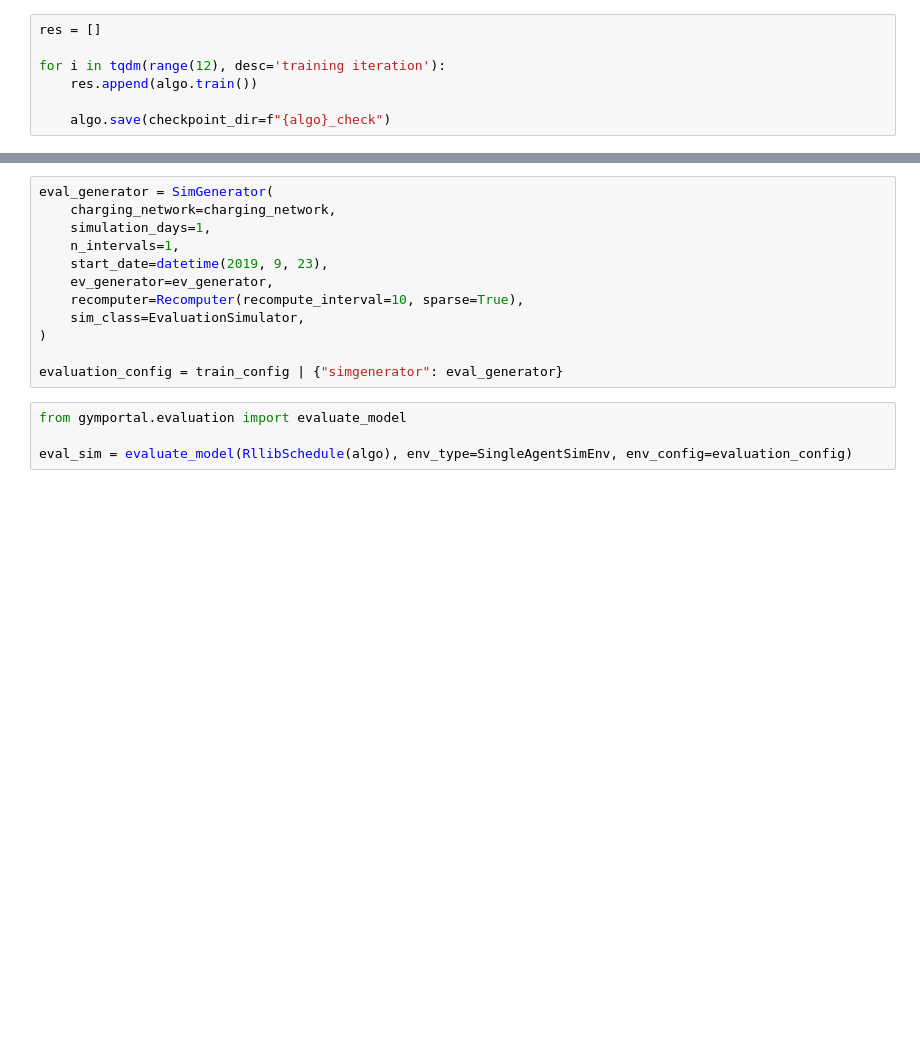
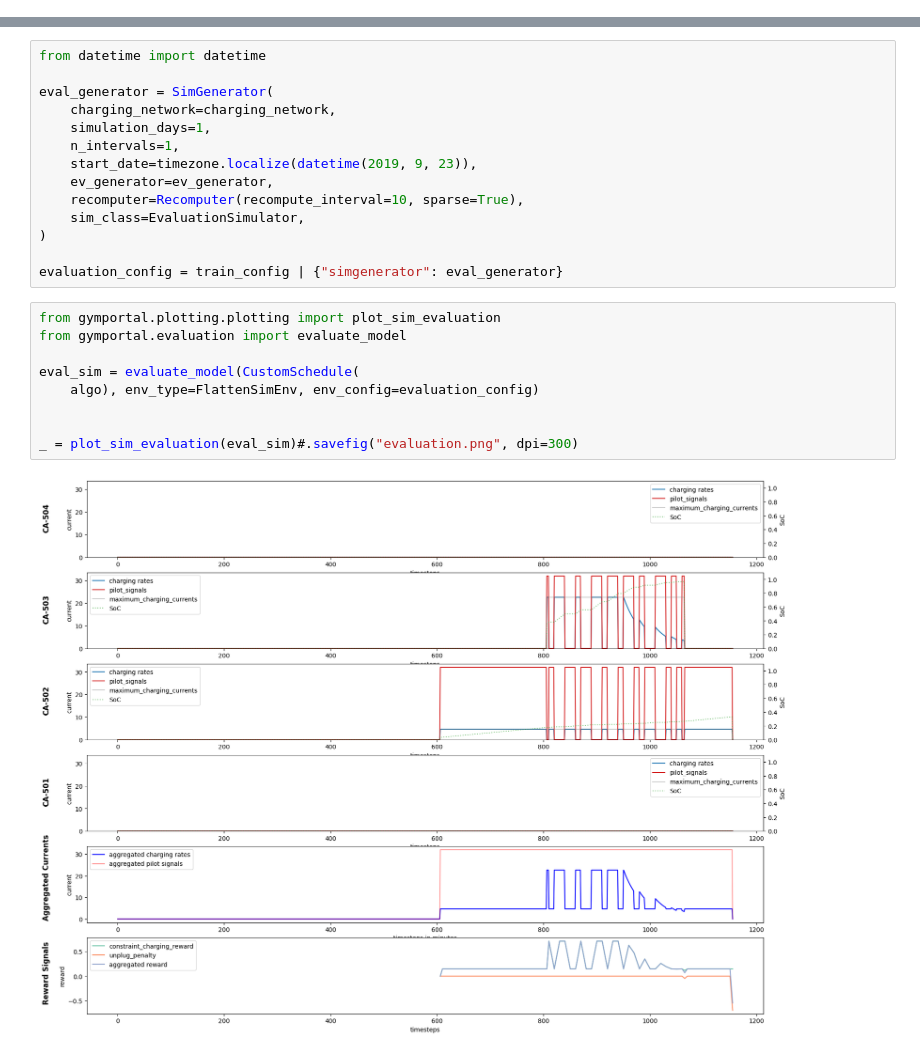
Before and after one commit to timosturm/acn-experiments, a Jupyter notebook: ranking/single_agent.ipynb, the cells around one changed output, grey strips where cells are left out. Saved outputs shown, nothing was run; the diff lists cells and outputs as text; blank space fills up the shorter version.

```diff
--- a/ranking/single_agent.ipynb
+++ b/ranking/single_agent.ipynb
@@ -143,7 +144,0 @@ fig.savefig("before.png", dpi=600)
-# %%
-res = []
-
-for i in tqdm(range(12), desc='training iteration'):
-    res.append(algo.train())
-
-    algo.save(checkpoint_dir=f"{algo}_check")
@@ -165,9 +206,11 @@ _ = plot_training(res).savefig(f"{algo}", dpi=600)
 # %%
+from datetime import datetime
+
 eval_generator = SimGenerator(
     charging_network=charging_network,
     simulation_days=1,
     n_intervals=1,
-    start_date=datetime(2019, 9, 23),
+    start_date=timezone.localize(datetime(2019, 9, 23)),
     ev_generator=ev_generator,
     recomputer=Recomputer(recompute_interval=10, sparse=True),
     sim_class=EvaluationSimulator,
@@ -175,9 +218,16 @@ eval_generator = SimGenerator(
 
 evaluation_config = train_config | {"simgenerator": eval_generator}
 # %%
+from gymportal.plotting.plotting import plot_sim_evaluation
 from gymportal.evaluation import evaluate_model
 
-eval_sim = evaluate_model(RllibSchedule(algo), env_type=SingleAgentSimEnv, env_config=evaluation_config)
+eval_sim = evaluate_model(CustomSchedule(
+    algo), env_type=FlattenSimEnv, env_config=evaluation_config)
+
+
+_ = plot_sim_evaluation(eval_sim)#.savefig("evaluation.png", dpi=300)
+# %% [output]
+[figure, added]
 # %%
 from gymportal.plotting.plotting import plot_sim_evaluation
 
```
Also changed, not shown: parts of 24 cells of this notebook, 14 other files.
